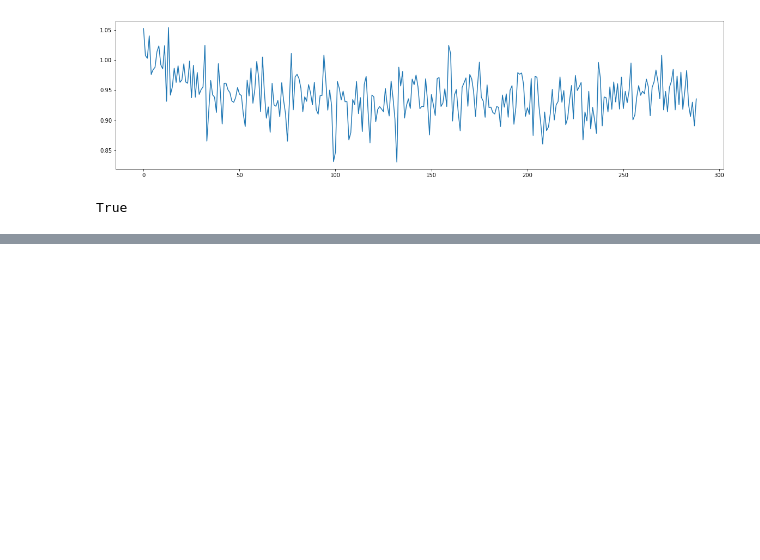
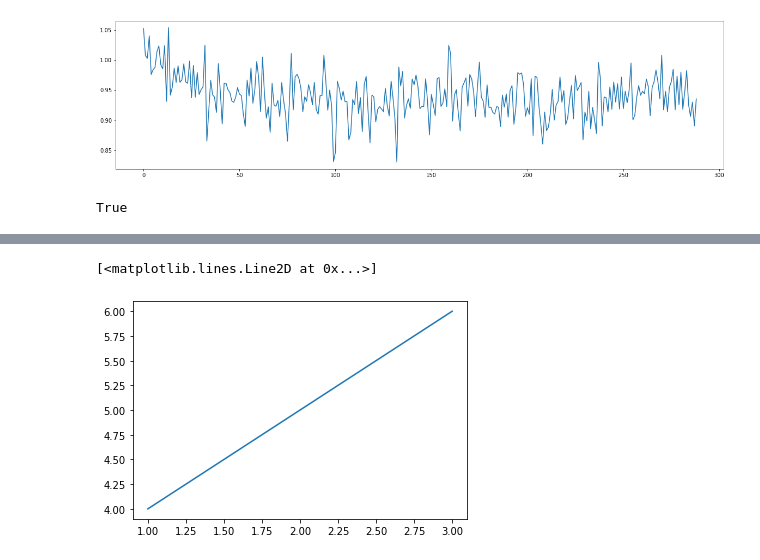
Before and after one commit to hnt4499/latex-gen, a Jupyter notebook: experiment.ipynb, the cells around one changed output, grey strips where cells are left out. Drawn from its saved outputs; the diff is of its cells as text; code cells hidden in the pictures; blank space fills up the shorter version.

```diff
--- a/experiment.ipynb
+++ b/experiment.ipynb
@@ -144,0 +170,5 @@ True
+# %%
+plt.plot([1, 2, 3], [4, 5, 6])
+# %% [output]
+[<matplotlib.lines.Line2D at 0x...>]
+[figure, added]
```
Also changed, not shown: parts of 4 cells of this notebook.
